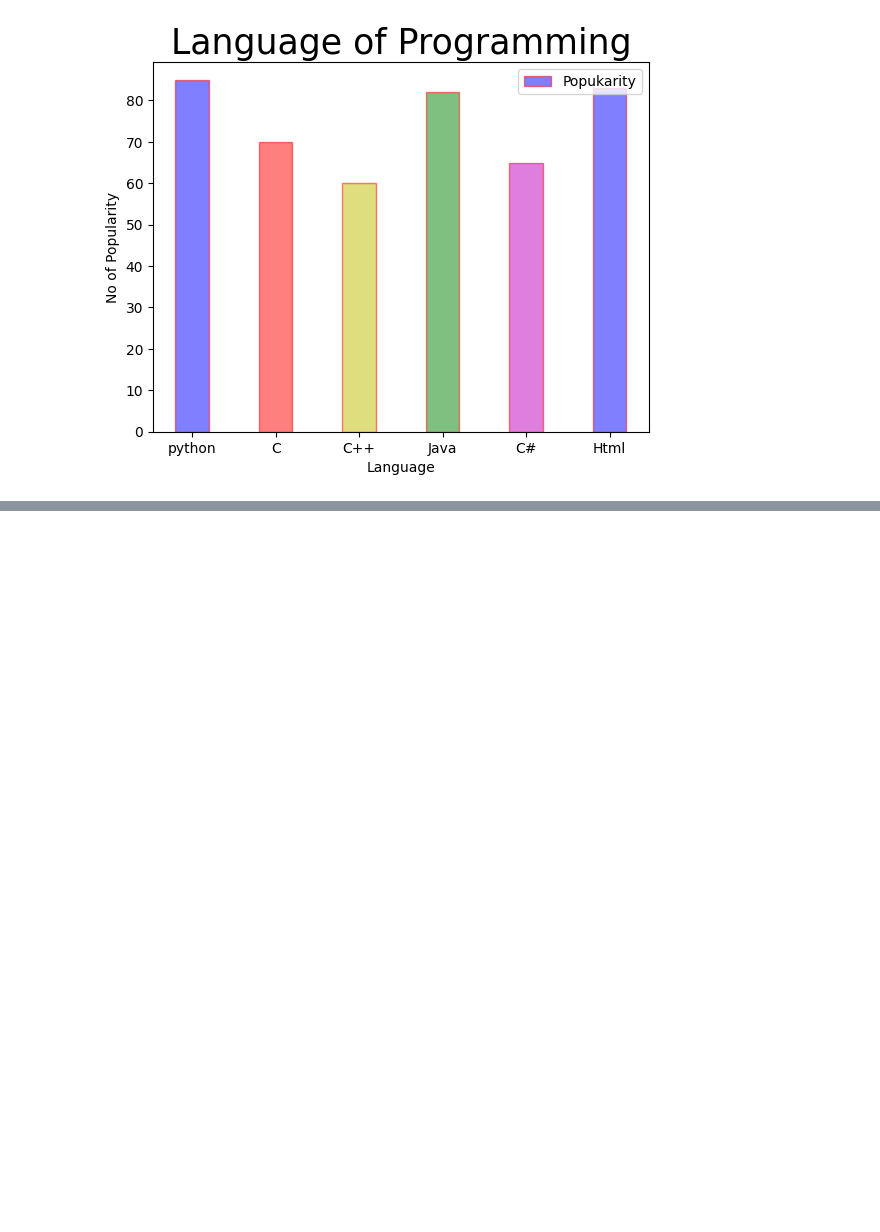
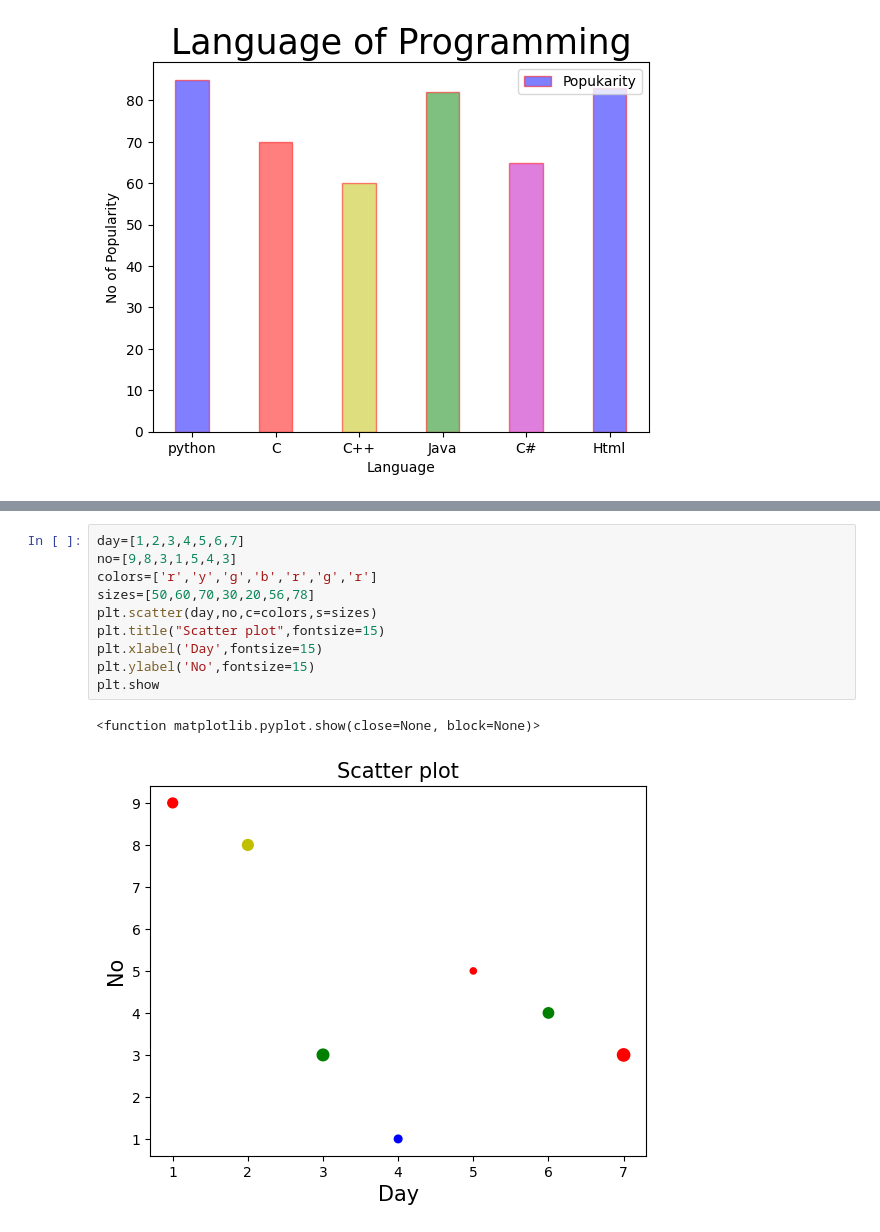
Before and after one commit to Ankidec/Data-Analysis, a Jupyter notebook: matpoltlip_.ipynb, the cells around one changed output, grey strips where cells are left out. Drawn from its saved outputs; the diff is of its cells as text; blank space fills up the shorter version.

```diff
--- a/matpoltlip_.ipynb
+++ b/matpoltlip_.ipynb
@@ -97,0 +109,13 @@ plt.show
+# %%
+day=[1,2,3,4,5,6,7]
+no=[9,8,3,1,5,4,3]
+colors=['r','y','g','b','r','g','r']
+sizes=[50,60,70,30,20,56,78]
+plt.scatter(day,no,c=colors,s=sizes)
+plt.title("Scatter plot",fontsize=15)
+plt.xlabel('Day',fontsize=15)
+plt.ylabel('No',fontsize=15)
+plt.show
+# %% [output]
+<function matplotlib.pyplot.show(close=None, block=None)>
+[figure, added]
```
Also changed, not shown: parts of 2 cells of this notebook.
